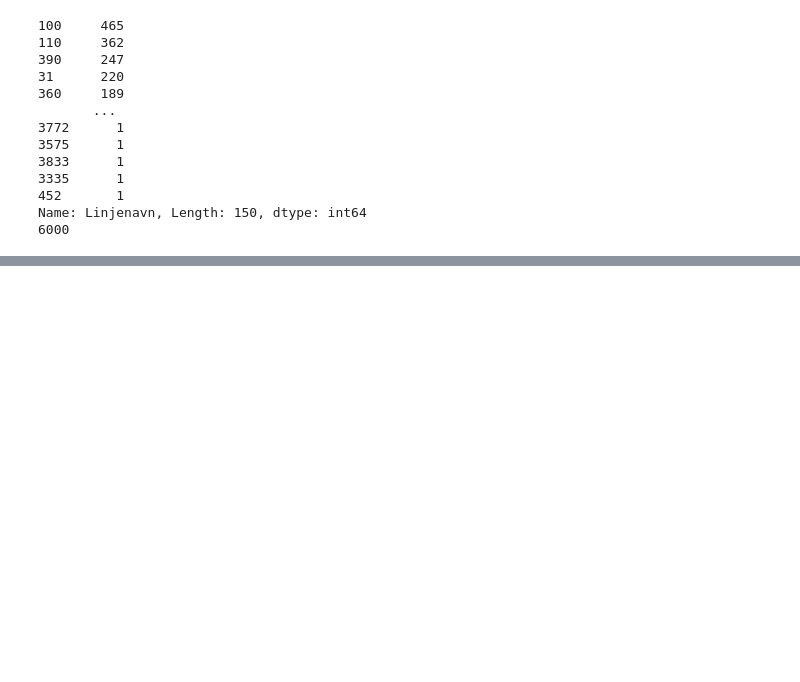
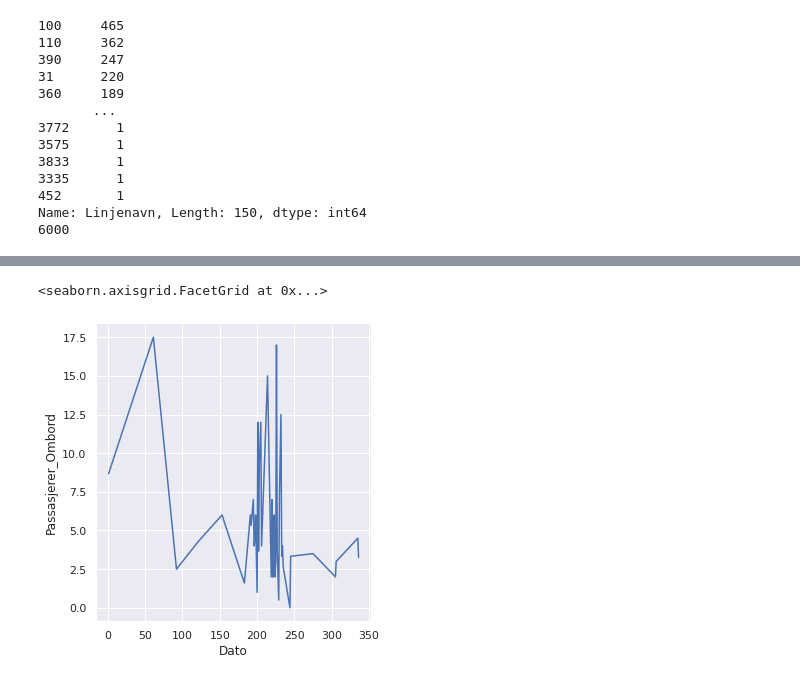
Before and after one commit to ulsin/ai-oblig-2, a Jupyter notebook: oblig2.ipynb, the cells around one changed output, grey strips where cells are left out. Saved outputs shown, nothing was run; the diff lists cells and outputs as text; code cells hidden in the pictures; blank space fills up the shorter version.

```diff
--- a/oblig2.ipynb
+++ b/oblig2.ipynb
@@ -126,0 +167,6 @@ dataf.head(1)
+# %%
+dataf = dataf.groupby('Dato', axis=0).mean()
+
+# dataf = dataf['Passasjerer_Ombord'].agg(np.mean)
+
+dataf
@@ -126,0 +192,7 @@ dataf.head(1)
+# %%
+sns.relplot(x="Dato", y="Passasjerer_Ombord", kind="line", data=dataf)
+
+# even thought the other columns got a bit scuffed, then we see that the plot itself becomes much cleaner
+# %% [output]
+<seaborn.axisgrid.FacetGrid at 0x...>
+[figure, added]
```
Also changed, not shown: parts of 8 cells of this notebook.
